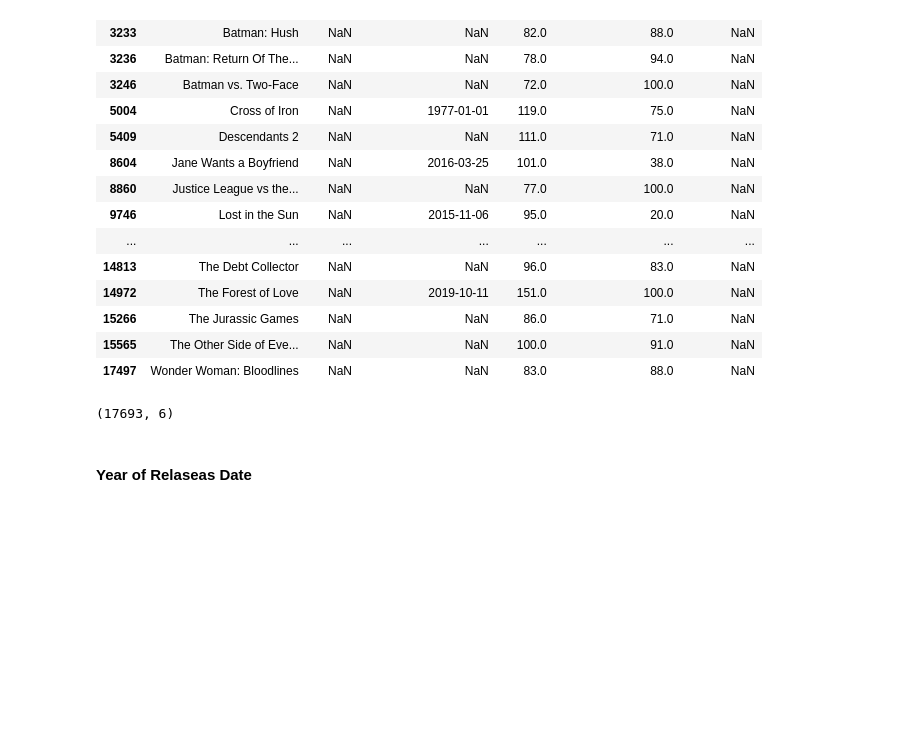
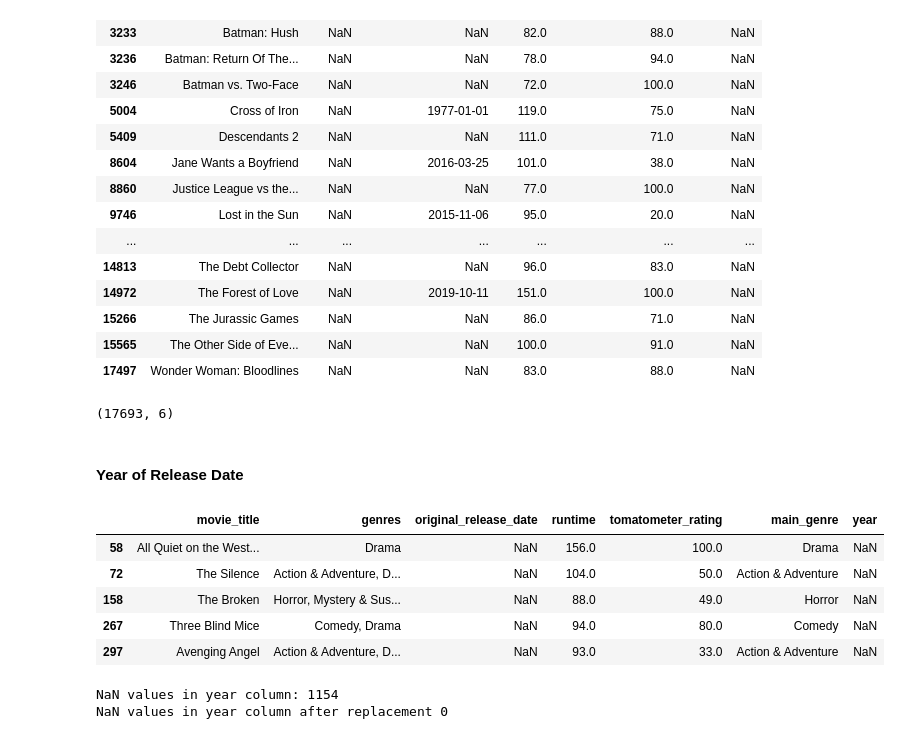
Before and after one commit to princeKike27/Movie-Classifier-RT, a Jupyter notebook: MovieClassifierRT.ipynb, the cells around one changed output. Saved outputs shown, nothing was run; the diff lists cells and outputs as text; code cells hidden in the pictures; blank space fills up the shorter version.

```diff
--- a/MovieClassifierRT.ipynb
+++ b/MovieClassifierRT.ipynb
@@ -191,4 +183,30 @@ f_l.shape
 # %% [output]
 (17693, 6)
 # %% [markdown]
-#### Year of Relaseas Date
+#### Year of Release Date
+# %%
+# split the year from the movie original_release_date and save it in a new column
+f_l['year'] = f_l['original_release_date'].str.split('-').str[0]
+
+# check for nan values in year column
+year_nan = f_l[f_l.year.isna()]
+
+year_nan.head()
+# %% [output]
+|  | movie_title | genres | original_release_date | runtime | tomatometer_rating | main_genre | year |
+| 58 | All Quiet on the West... | Drama | NaN | 156.0 | 100.0 | Drama | NaN |
+| 72 | The Silence | Action & Adventure, D... | NaN | 104.0 | 50.0 | Action & Adventure | NaN |
+| 158 | The Broken | Horror, Mystery & Sus... | NaN | 88.0 | 49.0 | Horror | NaN |
+| 267 | Three Blind Mice | Comedy, Drama | NaN | 94.0 | 80.0 | Comedy | NaN |
+| 297 | Avenging Angel | Action & Adventure, D... | NaN | 93.0 | 33.0 | Action & Adventure | NaN |
+# %%
+# print number of nan values in year column
+print(f'NaN values in year column: {f_l.year.isna().sum()}')
+
+# change NaN values to '1970' >> the movies year is unknown >> a midpoint between 1914 & 2020
+f_l['year'] = f_l.year.fillna('1970')
+
+print(f'NaN values in year column after replacement {f_l.year.isna().sum()}')
+# %% [output]
+NaN values in year column: 1154
+NaN values in year column after replacement 0
```
Also changed, not shown: parts of 23 cells of this notebook.
